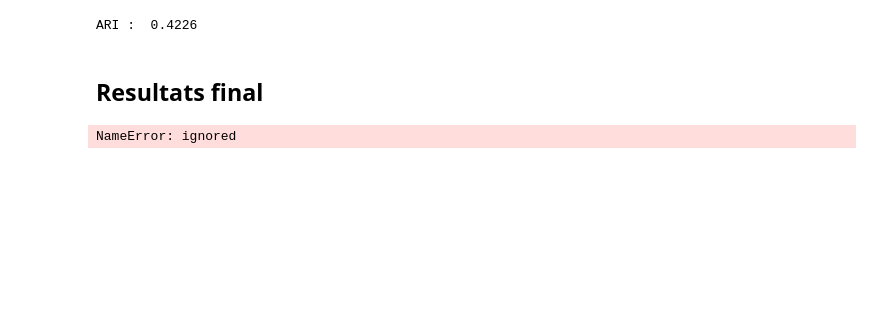
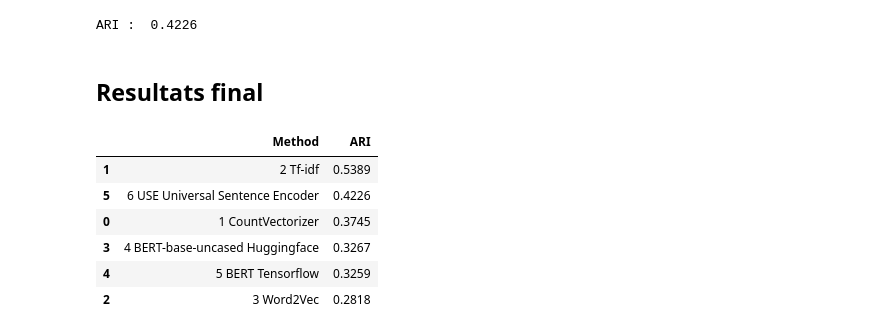
Before and after one commit to MarkoBrie/Image-Classification-with-CNN-and-data-augmentation, a Jupyter notebook: 1_Classification_de_Texte.ipynb, the cells around one changed output. Cells and saved outputs as stored; diff of their text form; code cells hidden in the pictures; blank space fills up the shorter version.

```diff
--- a/1_Classification_de_Texte.ipynb
+++ b/1_Classification_de_Texte.ipynb
@@ -1031,7 +1040,13 @@ ARI :  0.4226 time :  19.0
 ARI :  0.4226
 # %% [markdown]
 ## Resultats final
-# %%
-methods_ARI
-# %% [output]
-NameError: ignored
+# %%
+methods_ARI.sort_values(by=["ARI"],ascending=False)
+# %% [output]
+|  | Method | ARI |
+| 1 | 2 Tf-idf | 0.5389 |
+| 5 | 6 USE Universal Sentence Encoder | 0.4226 |
+| 0 | 1 CountVectorizer | 0.3745 |
+| 3 | 4 BERT-base-uncased Huggingface | 0.3267 |
+| 4 | 5 BERT Tensorflow | 0.3259 |
+| 2 | 3 Word2Vec | 0.2818 |
```
Also changed, not shown: parts of 21 cells of this notebook.
